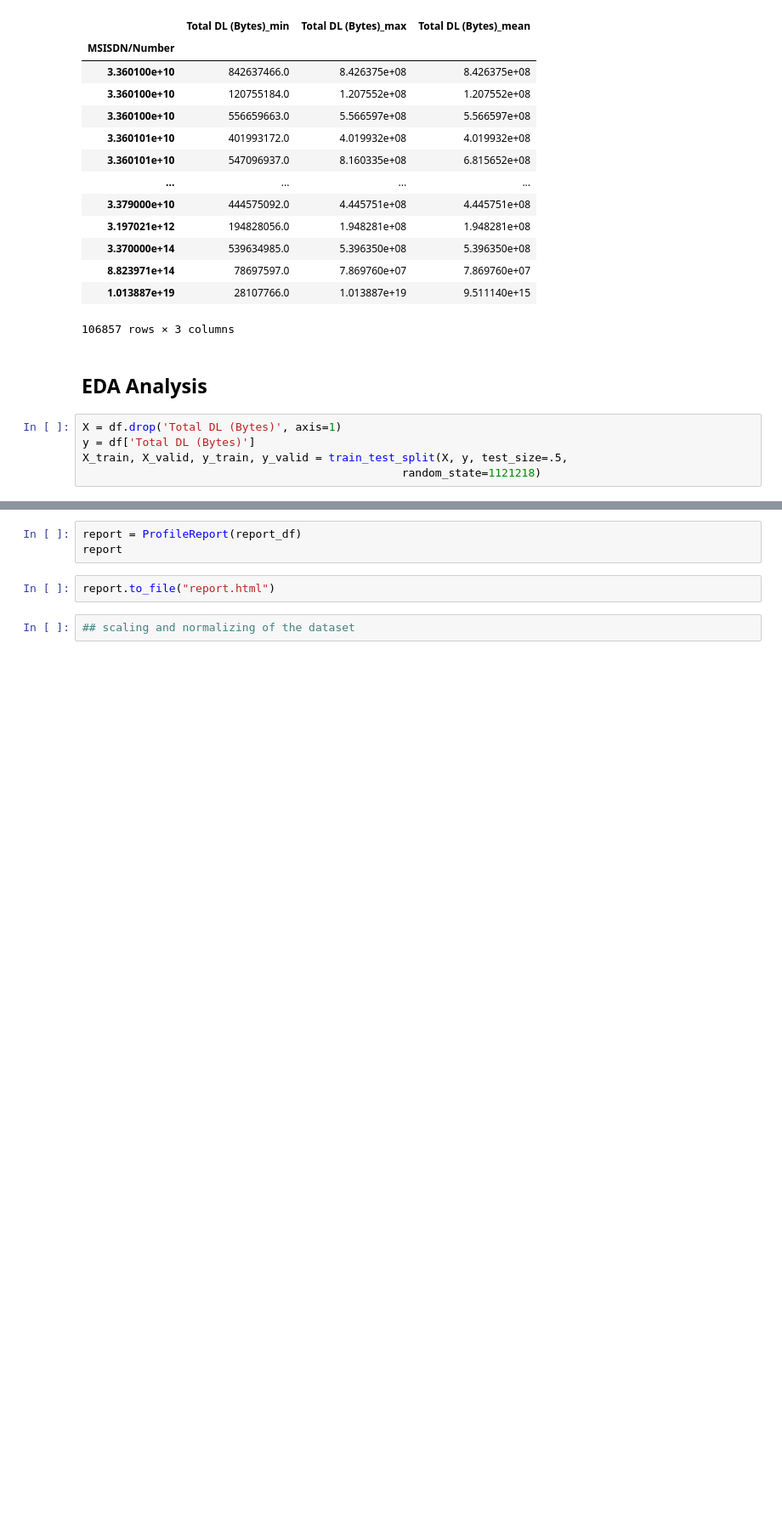
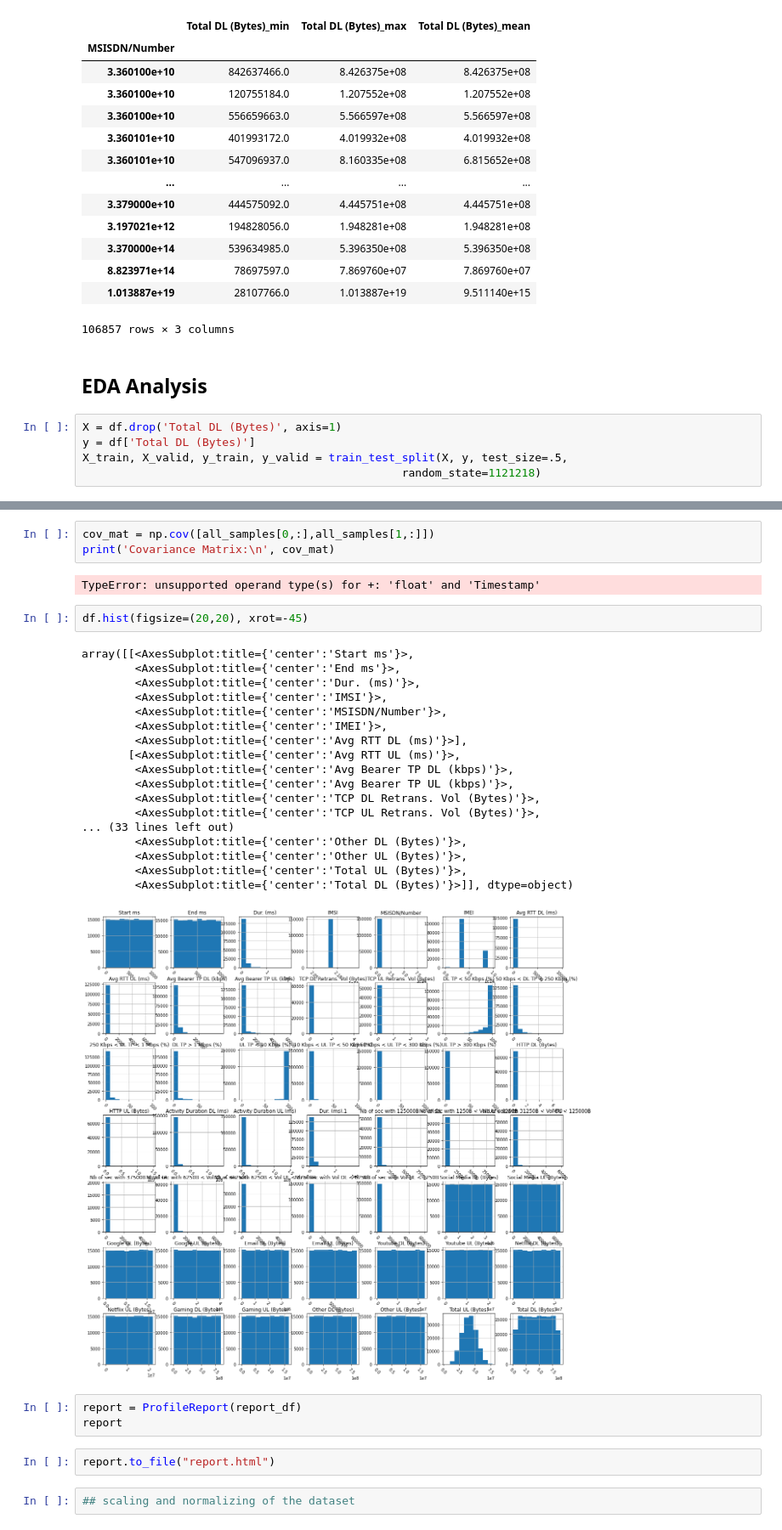
Before and after one commit to tutorialcreation/TelComChallenge, a Jupyter notebook: notebooks/Analysis.ipynb, the cells around one changed output, grey strips where cells are left out. Shown at 85% size. Cells and saved outputs as stored; diff of their text form; blank space fills up the shorter version.

```diff
--- a/notebooks/Analysis.ipynb
+++ b/notebooks/Analysis.ipynb
@@ -325,3 +334,29 @@ print('Scatter Matrix:\n', scatter_matrix)
+# %%
+cov_mat = np.cov([all_samples[0,:],all_samples[1,:]])
+print('Covariance Matrix:\n', cov_mat)
+# %% [output]
+TypeError: unsupported operand type(s) for +: 'float' and 'Timestamp'
+# %%
+df.hist(figsize=(20,20), xrot=-45)
+# %% [output]
+array([[<AxesSubplot:title={'center':'Start ms'}>,
+        <AxesSubplot:title={'center':'End ms'}>,
+        <AxesSubplot:title={'center':'Dur. (ms)'}>,
+        <AxesSubplot:title={'center':'IMSI'}>,
+        <AxesSubplot:title={'center':'MSISDN/Number'}>,
+        <AxesSubplot:title={'center':'IMEI'}>,
+        <AxesSubplot:title={'center':'Avg RTT DL (ms)'}>],
+       [<AxesSubplot:title={'center':'Avg RTT UL (ms)'}>,
+        <AxesSubplot:title={'center':'Avg Bearer TP DL (kbps)'}>,
+        <AxesSubplot:title={'center':'Avg Bearer TP UL (kbps)'}>,
+        <AxesSubplot:title={'center':'TCP DL Retrans. Vol (Bytes)'}>,
+        <AxesSubplot:title={'center':'TCP UL Retrans. Vol (Bytes)'}>,
+... (33 lines left out)
+        <AxesSubplot:title={'center':'Other DL (Bytes)'}>,
+        <AxesSubplot:title={'center':'Other UL (Bytes)'}>,
+        <AxesSubplot:title={'center':'Total UL (Bytes)'}>,
+        <AxesSubplot:title={'center':'Total DL (Bytes)'}>]], dtype=object)
+[figure, added]
 # %%
 report = ProfileReport(report_df)
 report
```
Also changed, not shown: parts of 25 cells of this notebook.
